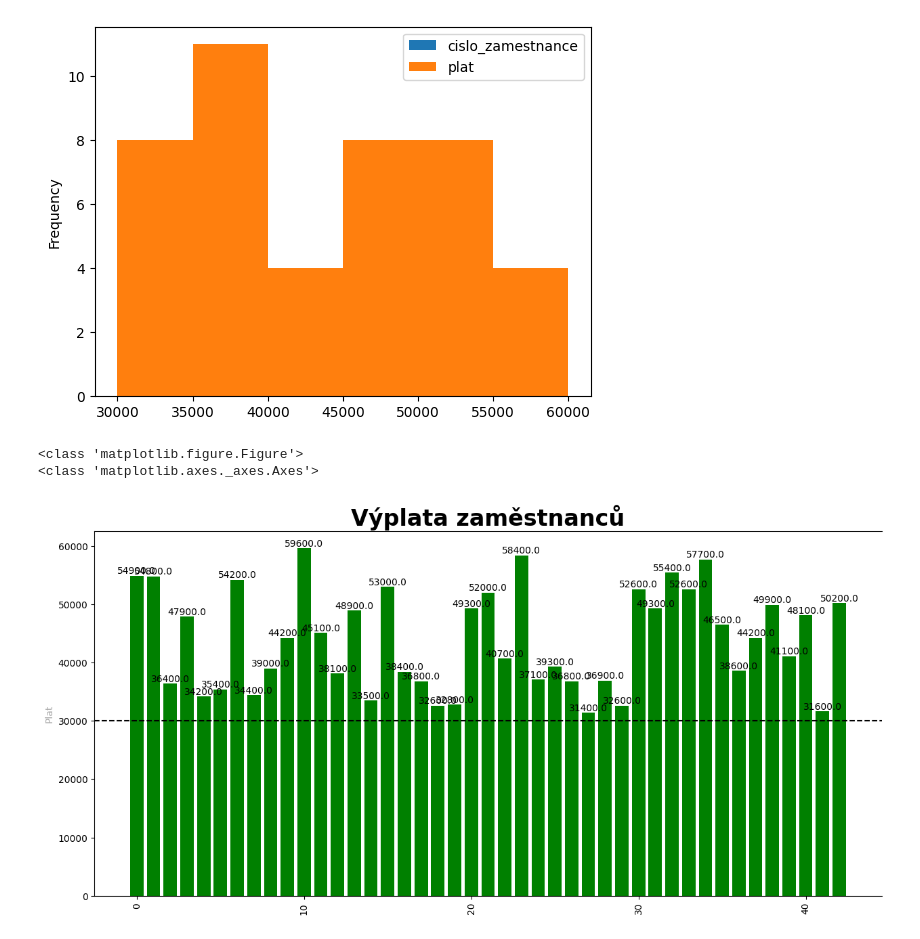
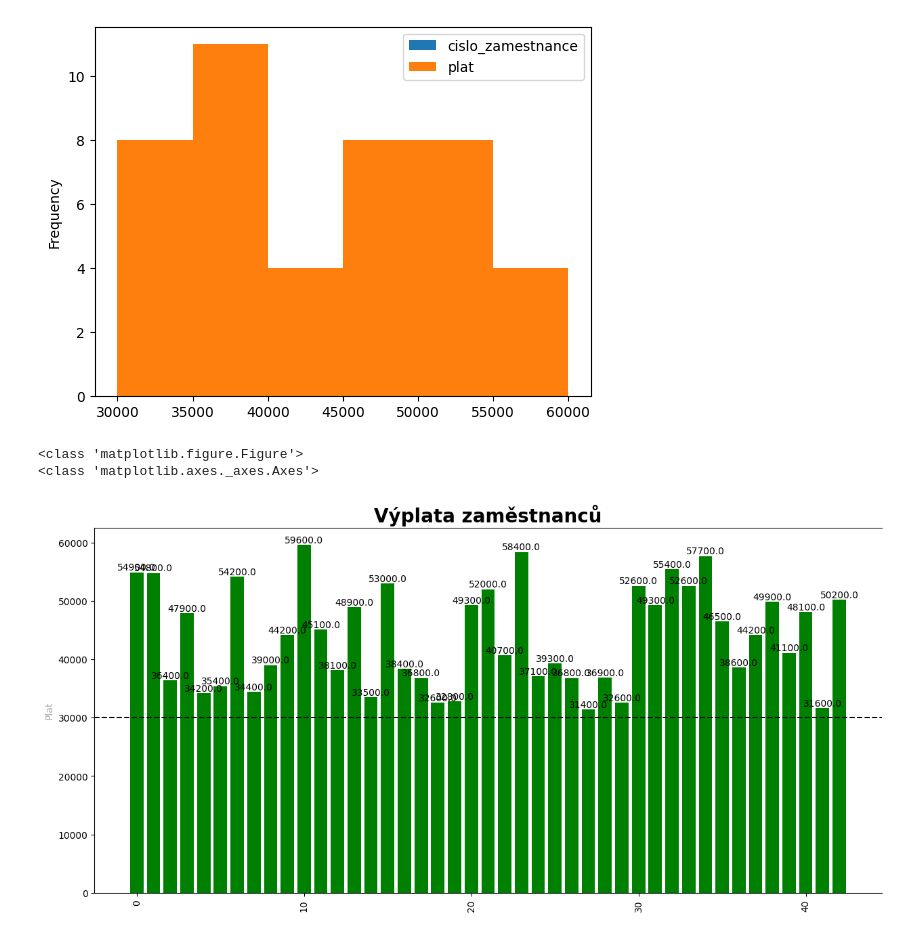
Before and after one commit to KristynaDuskova/python-kurz-2023, a Jupyter notebook: ukol10.ipynb, the cells around one changed output. Drawn from its saved outputs; the diff is of its cells as text; code cells hidden in the pictures.

```diff
--- a/ukol10.ipynb
+++ b/ukol10.ipynb
@@ -49,25 +49,25 @@ plt.show()
 # %%
 color = "green"
 
 fig, ax = plt.subplots(figsize=(15, 7))
 print(type(fig))
 print(type(ax))
 
 
-ax.set_title("Výplata zaměstnanců", fontweight="bold", fontsize=24)
+ax.set_title("Výplata zaměstnanců", fontweight="bold", fontsize=20)
 
 ax.tick_params(axis="x", labelrotation=90)
 ax.set_ylabel("Plat", color="darkgrey", fontsize=10)
 ax.bar(graf.index, graf.plat, color=color)
 plt.axhline(y=30000, color="k", linestyle="--")
 
 for i in range(len(graf.plat)):
     plt.annotate(
         str(graf.plat[i]), xy=(graf.index[i], graf.plat[i]), ha="center", va="bottom"
     )
 
 ax.spines["right"].set_visible(False)
 # %% [output]
 <class 'matplotlib.figure.Figure'>
 <class 'matplotlib.axes._axes.Axes'>
-[figure, old version]
+[figure, new version]
```
